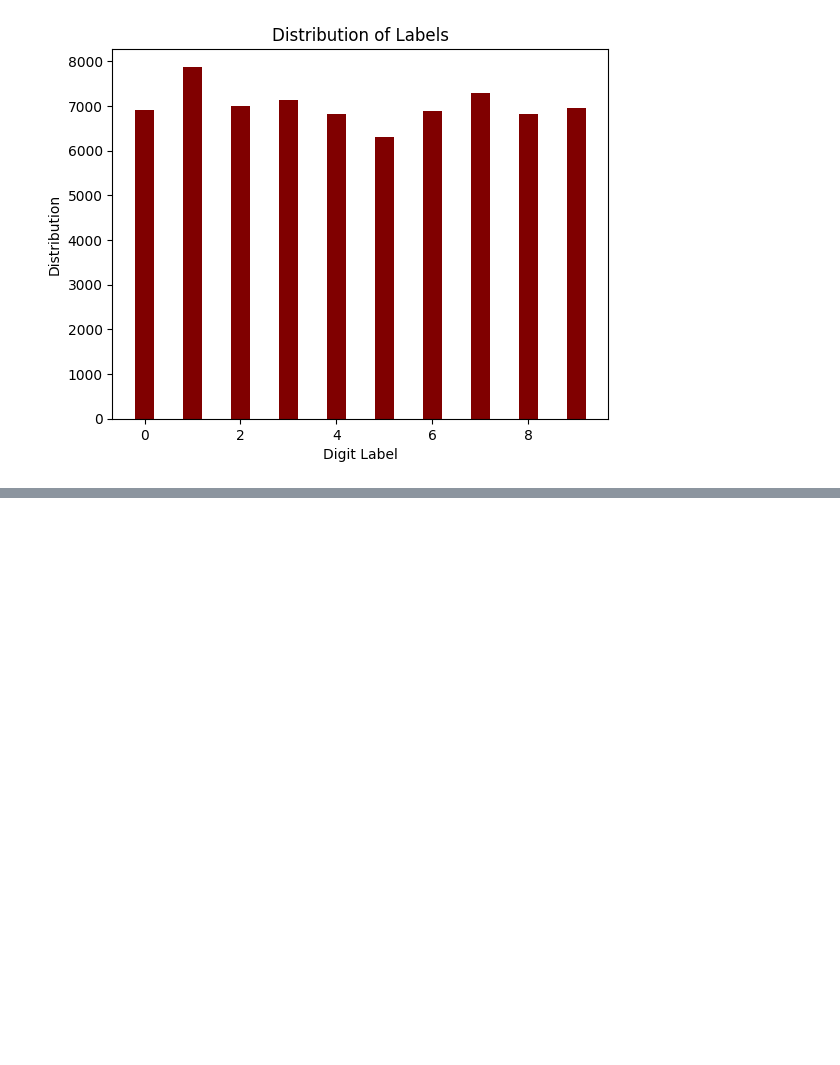
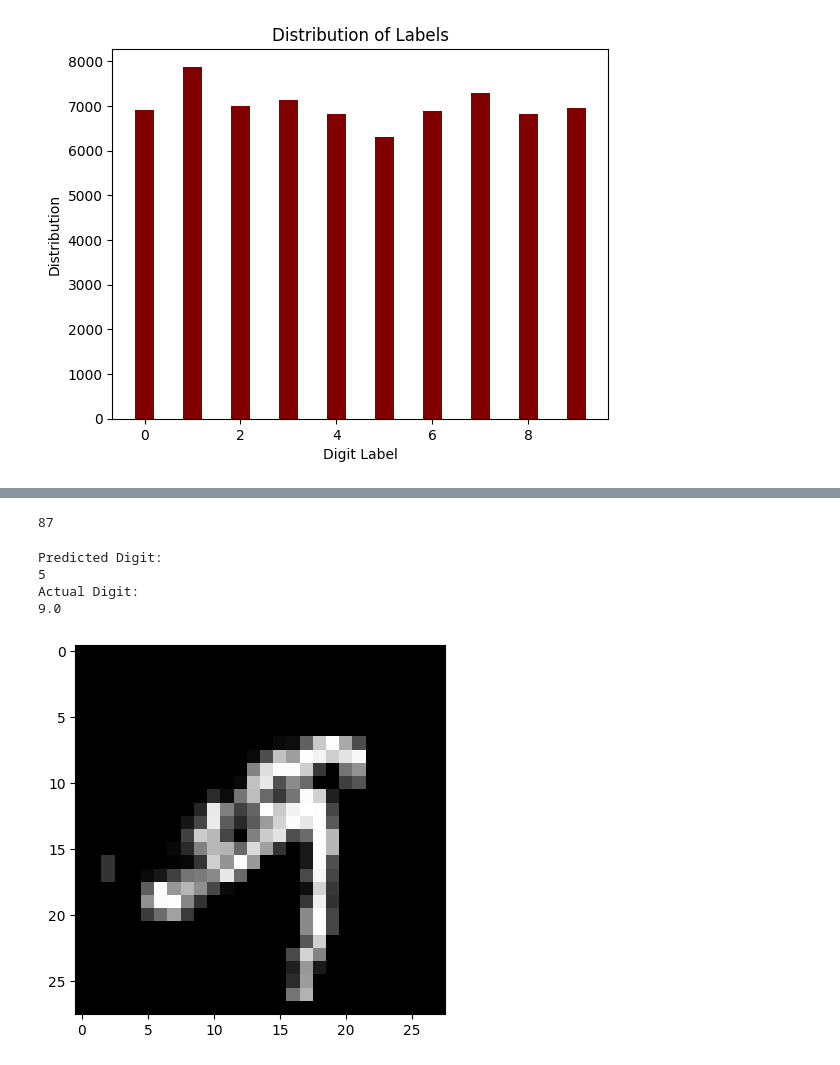
Before and after one commit to ArohanH/WIDS-2K23, a Jupyter notebook: Week1/Untitled.ipynb, the cells around one changed output, grey strips where cells are left out. Cells and saved outputs as stored; diff of their text form; code cells hidden in the pictures; blank space fills up the shorter version.

```diff
--- a/Week1/Untitled.ipynb
+++ b/Week1/Untitled.ipynb
@@ -80,0 +98,6 @@ plt.show()
+# %%
+model.compile(optimizer='adam',
+              loss=tf.keras.losses.SparseCategoricalCrossentropy(from_logits=True),
+              metrics=['accuracy'])
+
+model.fit(mnist_training_data_reshaped, mnist_training_label, epochs=10)
@@ -80,0 +126,3 @@ plt.show()
+# %%
+y_predicted = model.predict(mnist_testing_data_reshaped)
+y_predicted[0]
@@ -80,0 +143,4 @@ plt.show()
+# %%
+y_predicted_labels = [np.argmax(i) for i in y_predicted]
+cm = tf.math.confusion_matrix(labels=mnist_testing_label,predictions=y_predicted_labels)
+cm
@@ -80,0 +159,27 @@ plt.show()
+# %%
+Incorrect_labels=[]
+for i in range(len(y_predicted_labels)):
+    if(y_predicted_labels[i]!=mnist_testing_label[i]):
+        Incorrect_labels.append(i)
+        #print(mnist_testing_label[i])
+        #figure.add_subplot(len(y_predicted_labels), 1, i)
+        #plt.title(labels_map[label])
+        #plt.axis("off")
+        #plt.imshow(mnist_testing_data_reshaped[i].squeeze(), cmap="gray")
+#plt.show()
+print(len(Incorrect_labels))
+# %% [output]
+87
+# %%
+plt.imshow(mnist_testing_data_reshaped[Incorrect_labels[84]].squeeze(), cmap="gray")
+print("Predicted Digit:")
+print(y_predicted_labels[Incorrect_labels[84]])
+print("Actual Digit:")
+print(mnist_testing_label[Incorrect_labels[84]])
+#mnist
+# %% [output]
+Predicted Digit:
+5
+Actual Digit:
+9.0
+[figure, added]
```
Also changed, not shown: parts of 13 cells of this notebook.
